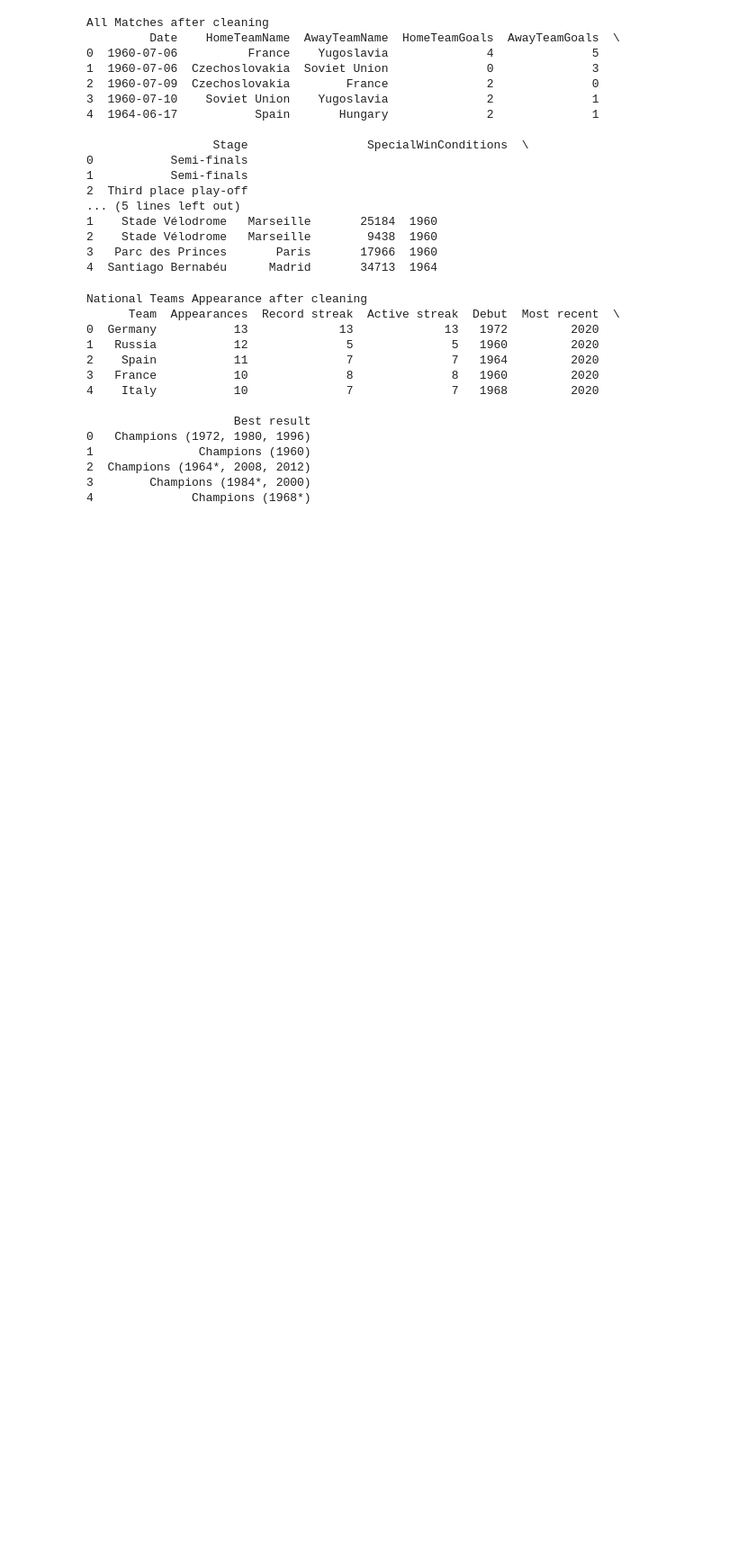
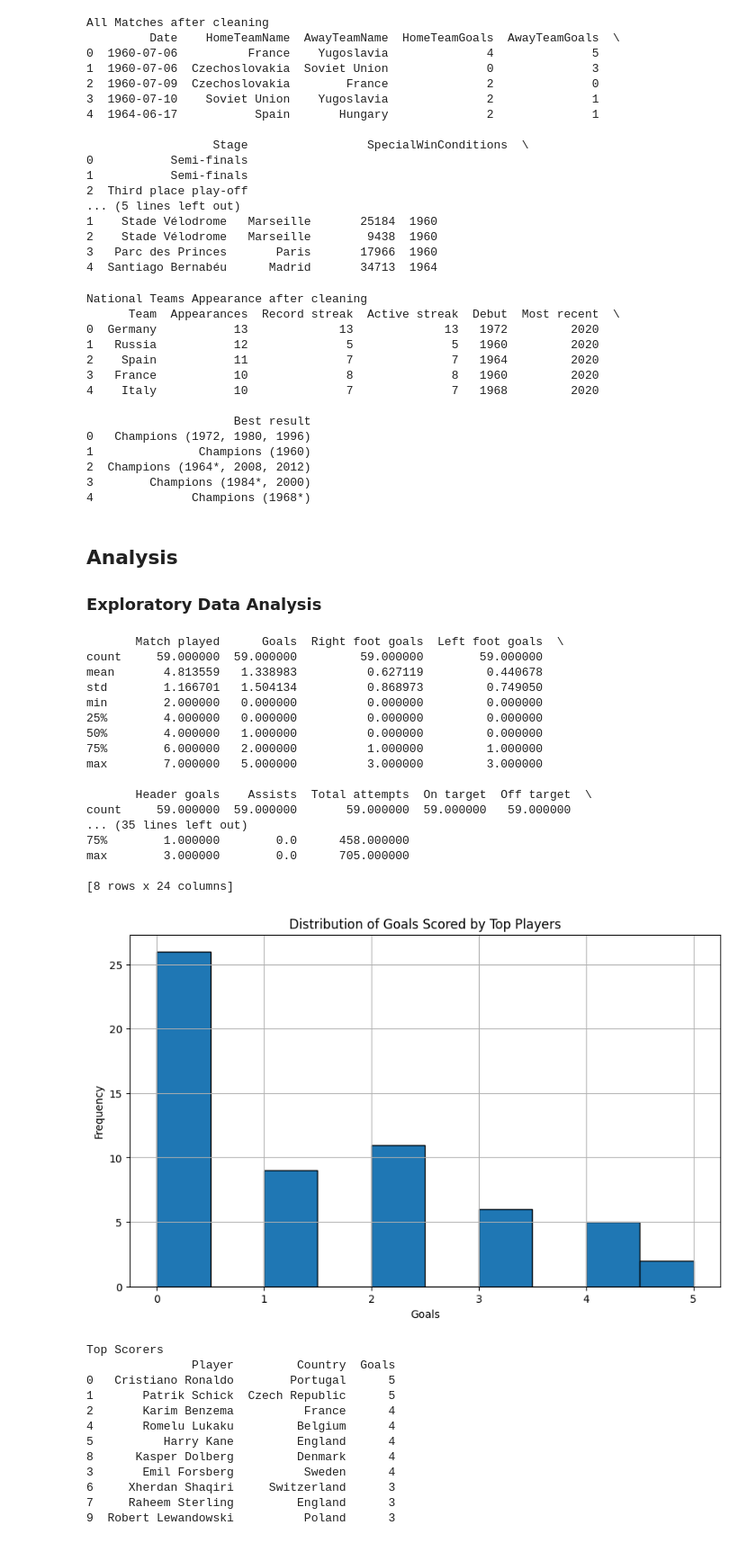
Before and after one commit to wickkan/Euro-2024-Analysis, a Jupyter notebook: euro2024.ipynb, the cells around one changed output. Shown: that part at 90% size. Drawn from its saved outputs; the diff is of its cells as text; code cells hidden in the pictures; blank space fills up the shorter version.

```diff
--- a/euro2024.ipynb
+++ b/euro2024.ipynb
@@ -203,3 +203,58 @@ National Teams Appearance after cleaning
 2  Champions (1964*, 2008, 2012)
 3        Champions (1984*, 2000)
 4              Champions (1968*)
+# %% [markdown]
+## Analysis
+
+### Exploratory Data Analysis
+# %%
+import matplotlib.pyplot as plt
+
+# Basic statistics of the Euro 2020 Top Players dataset
+print(euro2020_top_players.describe())
+
+# Distribution of goals scored
+plt.figure(figsize=(10, 6))
+plt.hist(euro2020_top_players['Goals'], bins=10, edgecolor='black')
+plt.title('Distribution of Goals Scored by Top Players')
+plt.xlabel('Goals')
+plt.ylabel('Frequency')
+plt.grid(True)
+plt.show()
+
+# Top players by goals
+top_scorers = euro2020_top_players[['Player', 'Country', 'Goals']].sort_values(
+    by='Goals', ascending=False).head(10)
+print("Top Scorers")
+print(top_scorers)
+# %% [output]
+       Match played      Goals  Right foot goals  Left foot goals  \
+count     59.000000  59.000000         59.000000        59.000000
+mean       4.813559   1.338983          0.627119         0.440678
+std        1.166701   1.504134          0.868973         0.749050
+min        2.000000   0.000000          0.000000         0.000000
+25%        4.000000   0.000000          0.000000         0.000000
+50%        4.000000   1.000000          0.000000         0.000000
+75%        6.000000   2.000000          1.000000         1.000000
+max        7.000000   5.000000          3.000000         3.000000
+
+       Header goals    Assists  Total attempts  On target  Off target  \
+count     59.000000  59.000000       59.000000  59.000000   59.000000
+... (35 lines left out)
+75%        1.000000        0.0      458.000000
+max        3.000000        0.0      705.000000
+
+[8 rows x 24 columns]
+[figure, added]
+Top Scorers
+               Player         Country  Goals
+0   Cristiano Ronaldo        Portugal      5
+1       Patrik Schick  Czech Republic      5
+2       Karim Benzema          France      4
+4       Romelu Lukaku         Belgium      4
+5          Harry Kane         England      4
+8      Kasper Dolberg         Denmark      4
+3       Emil Forsberg          Sweden      4
+6     Xherdan Shaqiri     Switzerland      3
+7     Raheem Sterling         England      3
+9  Robert Lewandowski          Poland      3
```
Also changed, not shown: parts of 4 cells of this notebook.
